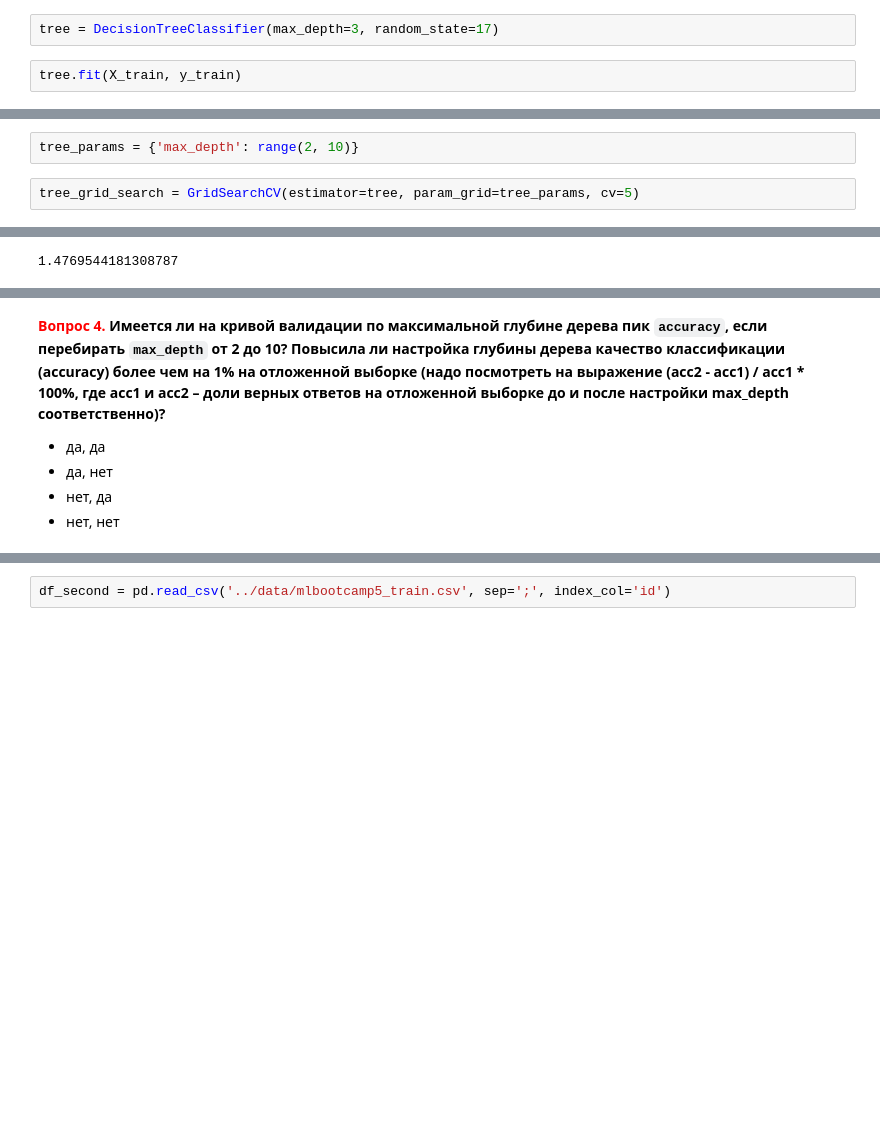
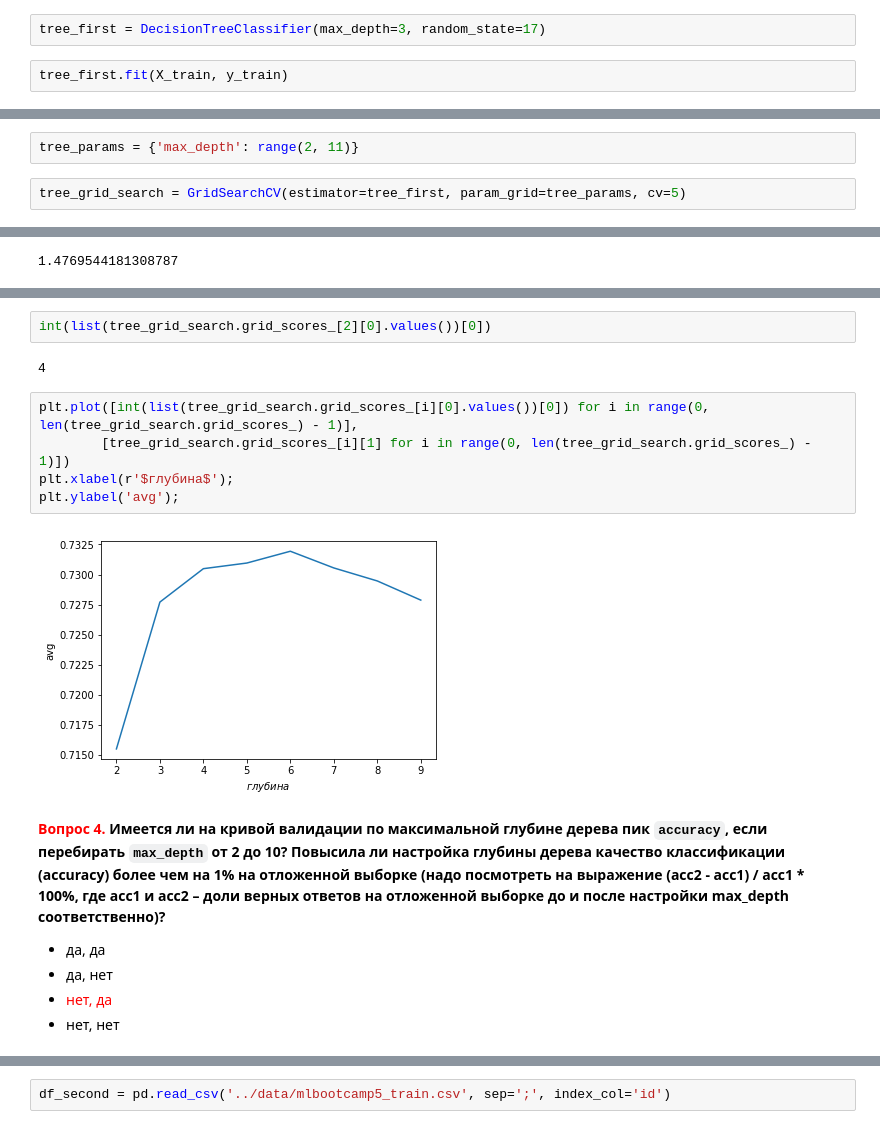
Before and after one commit to Branoli/home_works, a Jupyter notebook: hw3/hw3_session3_decision_trees.ipynb, the cells around one changed output, grey strips where cells are left out. Cells and saved outputs as stored; diff of their text form; blank space fills up the shorter version.

```diff
--- a/hw3/hw3_session3_decision_trees.ipynb
+++ b/hw3/hw3_session3_decision_trees.ipynb
@@ -110,9 +110,9 @@ X_train.shape, X_valid.shape
 # %% [output]
 ((49000, 15), (21000, 15))
 # %%
-tree = DecisionTreeClassifier(max_depth=3, random_state=17)
+tree_first = DecisionTreeClassifier(max_depth=3, random_state=17)
 # %%
-tree.fit(X_train, y_train)
+tree_first.fit(X_train, y_train)
 # %% [output]
 DecisionTreeClassifier(class_weight=None, criterion='gini', max_depth=3,
             max_features=None, max_leaf_nodes=None,
@@ -143,9 +145,9 @@ accuracy_score(y_valid, tree_valid_pred)
 # %% [output]
 0.72128571428571431
 # %%
-tree_params = {'max_depth': range(2, 10)}
+tree_params = {'max_depth': range(2, 11)}
 # %%
-tree_grid_search = GridSearchCV(estimator=tree, param_grid=tree_params, cv=5)
+tree_grid_search = GridSearchCV(estimator=tree_first, param_grid=tree_params, cv=5)
 # %%
 %%time
 tree_grid_search.fit(X_train, y_train)
@@ -172,8 +186,19 @@ tree_grid_search.best_score_, tree_grid_search.best_params_
+# %%
+int(list(tree_grid_search.grid_scores_[2][0].values())[0])
+# %% [output]
+4
+# %%
+plt.plot([int(list(tree_grid_search.grid_scores_[i][0].values())[0]) for i in range(0, len(tree_grid_search.grid_scores_) - 1)],
+        [tree_grid_search.grid_scores_[i][1] for i in range(0, len(tree_grid_search.grid_scores_) - 1)])
+plt.xlabel(r'$глубина$');
+plt.ylabel('avg');
+# %% [output]
+[figure, added]
 # %% [markdown]
 **<font color='red'>Вопрос 4.</font> Имеется ли на кривой валидации по максимальной глубине дерева пик `accuracy`, если перебирать `max_depth` от 2 до 10? Повысила ли настройка глубины дерева качество классификации (accuracy) более чем на 1% на отложенной выборке (надо посмотреть на выражение (acc2 - acc1) / acc1 * 100%, где acc1 и acc2 – доли верных ответов на отложенной выборке до и после настройки max_depth соответственно)?**
 - да, да
 - да, нет
-- нет, да
+- <font color='red'>нет, да</font>
 - нет, нет
 # %% [markdown]
 Обратимся опять (как и в 1 домашке) к картинке, демонстрирующей шкалу SCORE для расчёта риска смерти от сердечно-сосудистого заболевания в ближайшие 10 лет.
```
Also changed, not shown: parts of 8 cells of this notebook, 4 other files.
